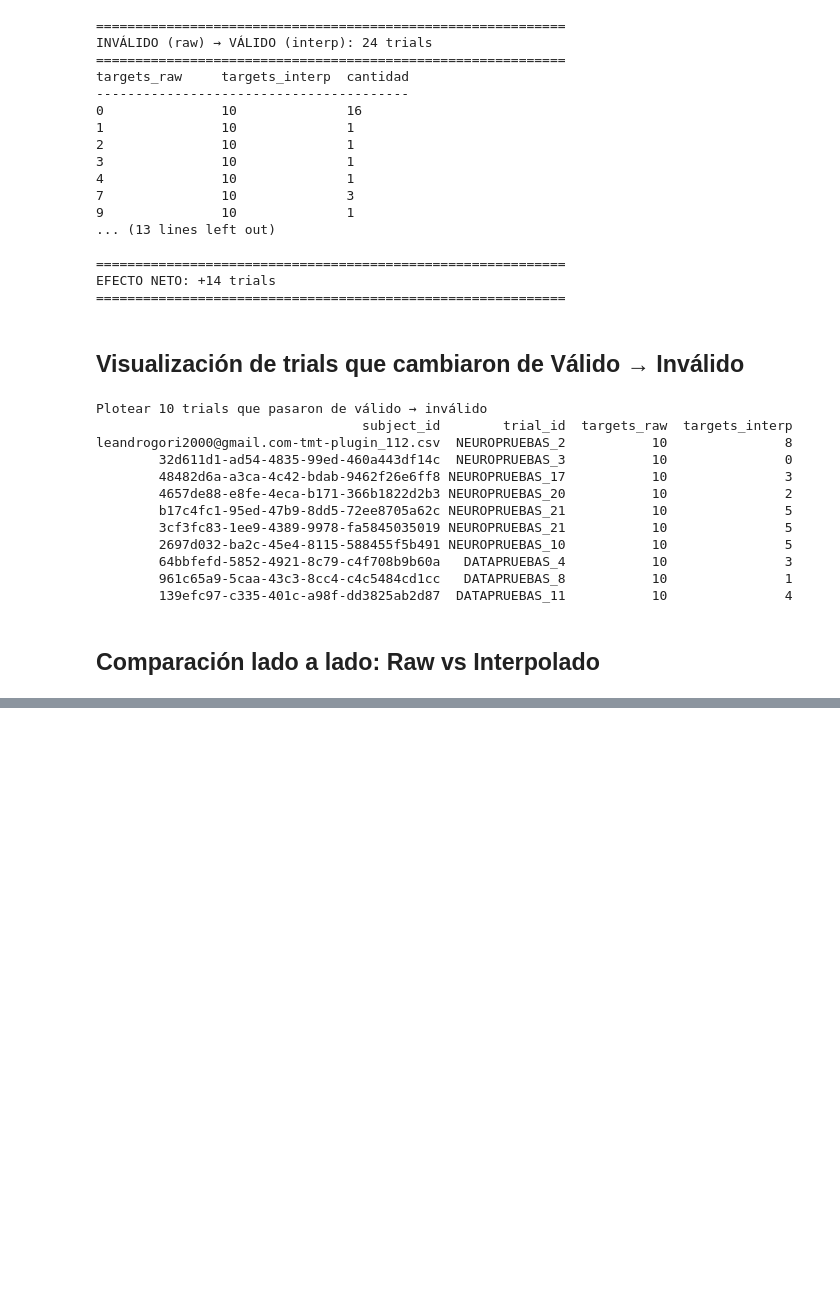
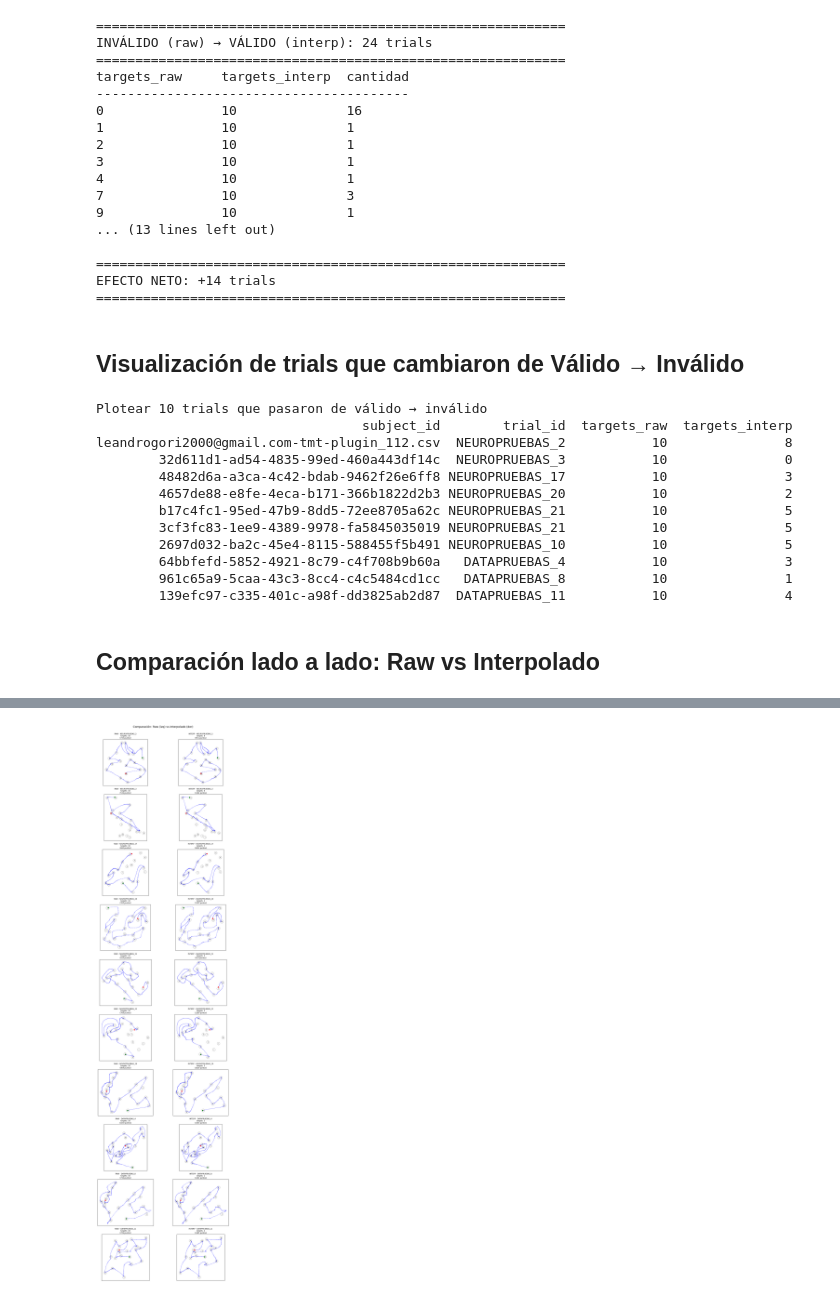
Before and after one commit to gianluca-capelo/datapruebas_analysis, a Jupyter notebook: notebooks/compare_validity_changes.ipynb, the cells around one changed output, grey strips where cells are left out. Drawn from its saved outputs; the diff is of its cells as text; code cells hidden in the pictures; blank space fills up the shorter version.

Commit message:
Fix notebook imports: add sys.path and find_subject_and_trial function
Co-Authored-By: Claude Opus 4.5 <noreply@anthropic.com>

```diff
--- a/notebooks/compare_validity_changes.ipynb
+++ b/notebooks/compare_validity_changes.ipynb
@@ -133,13 +136,23 @@ EFECTO NETO: +14 trials
 ## Visualización de trials que cambiaron de Válido → Inválido
 # %%
 import matplotlib.pyplot as plt
-from src.visualization.segmentation_plotting import plot_segmentation
 
 # Trials que cambiaron de válido (raw) a inválido (interp)
 valid_to_invalid = df_changed[df_changed['is_valid_raw'] & ~df_changed['is_valid_interp']]
 
 print(f"Plotear {len(valid_to_invalid)} trials que pasaron de válido → inválido")
 print(valid_to_invalid[['subject_id', 'trial_id', 'targets_raw', 'targets_interp']].to_string(index=False))
+
+# Función para encontrar subject y trial en el experimento
+def find_subject_and_trial(experiments, subject_id, trial_id):
+    """Buscar subject y trial en los experimentos."""
+    for exp in experiments:
+        if subject_id in exp.subjects:
+            subject = exp.subjects[subject_id]
+            for trial in subject.testing_trials:
+                if trial.id == trial_id:
+                    return subject, trial
+    return None, None
 # %% [output]
 Plotear 10 trials que pasaron de válido → inválido
                                   subject_id        trial_id  targets_raw  targets_interp
@@ -274,9 +289,9 @@ def plot_trial(ax, trial, subject, title):
         ax.set_title(f"{title}\nNo encontrado")
         ax.axis('off')
         return
-
-    x = [c.position.x for c in trial.cursor_trail]
-    y = [c.position.y for c in trial.cursor_trail]
+    cursor_trial = trial.get_cursor_trail_from_start()
+    x = [c.position.x for c in cursor_trial]
+    y = [c.position.y for c in cursor_trial]
 
     ax.plot(x, y, 'b-', linewidth=0.5, alpha=0.7)
     ax.scatter(x, y, s=1, c='blue', alpha=0.3)  # Mostrar puntos individuales
@@ -292,30 +307,32 @@ def plot_trial(ax, trial, subject, title):
 
     ax.set_aspect('equal')
     ax.invert_yaxis()
     ax.set_title(f"{title}\n({len(x)} puntos)", fontsize=9)
     ax.set_xticks([])
     ax.set_yticks([])
 
 # Plot comparativo lado a lado
 fig, axes = plt.subplots(10, 2, figsize=(12, 40))
 
 for idx, (_, row) in enumerate(valid_to_invalid.iterrows()):
     subject_id = row['subject_id']
     trial_id = row['trial_id']
     targets_raw = row['targets_raw']
     targets_interp = row['targets_interp']
 
     # Buscar en raw
     subj_raw, trial_raw = find_subject_and_trial([exp_raw_dp, exp_raw_np], subject_id, trial_id)
     # Buscar en interpolado
     subj_interp, trial_interp = find_subject_and_trial([exp_interp_dp, exp_interp_np], subject_id, trial_id)
 
     # Plot raw (izquierda)
     plot_trial(axes[idx, 0], trial_raw, subj_raw, f"RAW - {trial_id}\ntargets: {targets_raw}")
 
     # Plot interpolado (derecha)
     plot_trial(axes[idx, 1], trial_interp, subj_interp, f"INTERP - {trial_id}\ntargets: {targets_interp}")
 
 plt.suptitle("Comparación: Raw (izq) vs Interpolado (der)", fontsize=14, y=1.001)
 plt.tight_layout()
 plt.show()
+# %% [output]
+[figure, added]
```
Also changed, not shown: parts of 3 cells of this notebook.
